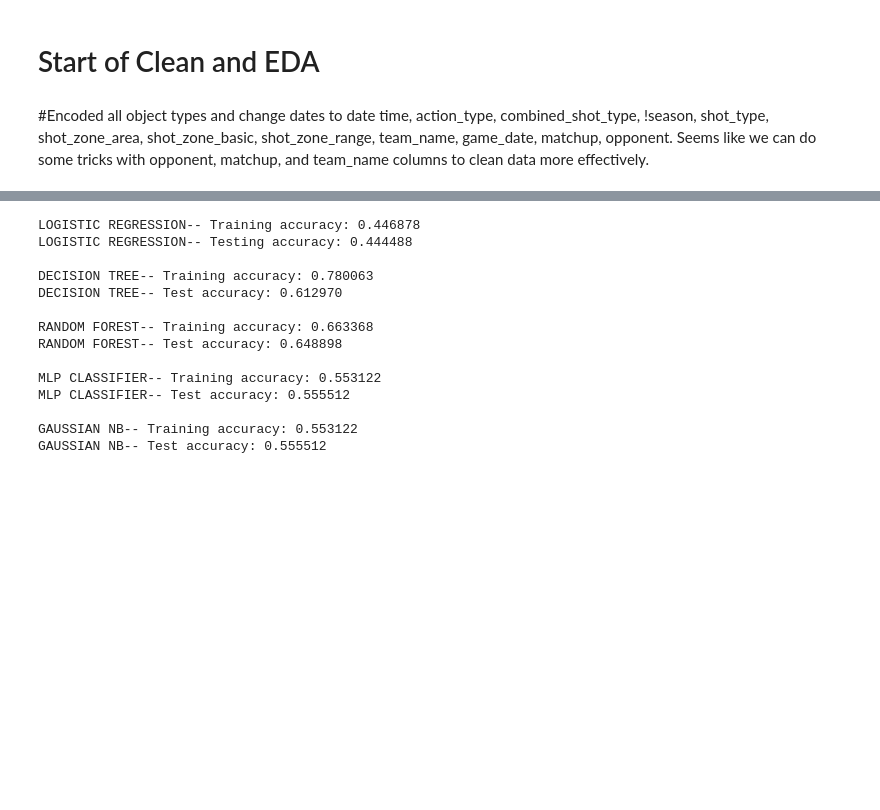
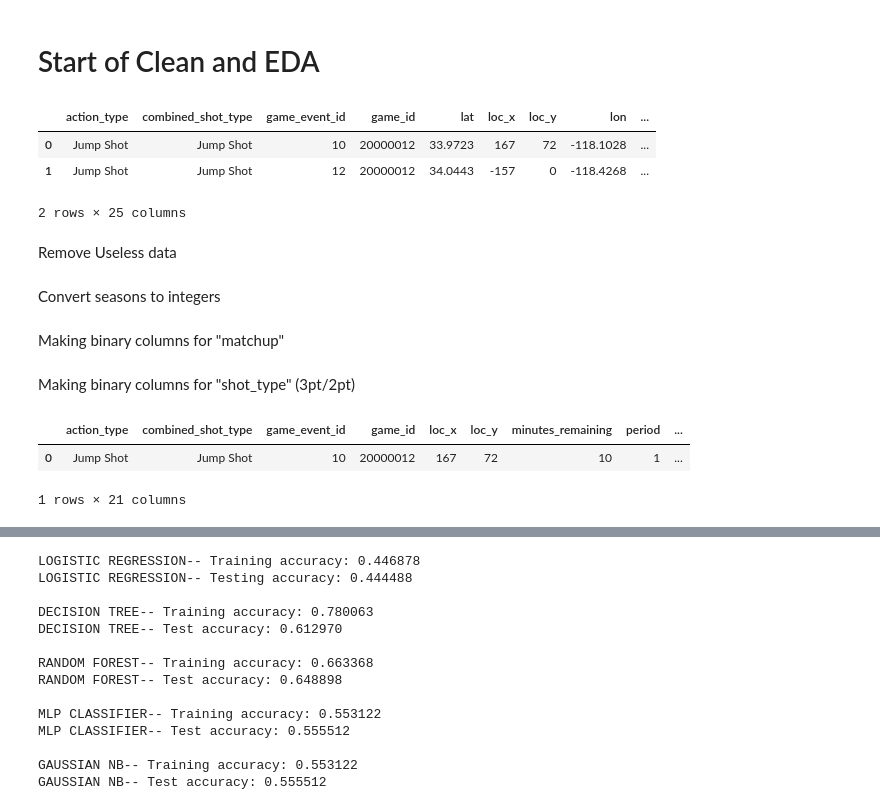
Before and after one commit to lubo4991/INFO-4604-Machine-Learning-Group-Project, a Jupyter notebook: ML Notebook.ipynb, the cells around one changed output, grey strips where cells are left out. Drawn from its saved outputs; the diff is of its cells as text; code cells hidden in the pictures; blank space fills up the shorter version.

```diff
--- a/ML Notebook.ipynb
+++ b/ML Notebook.ipynb
@@ -43,5 +44,12 @@ Expected experiments:
     oTry to interpret what the classifier is doing (e.g., look at the weights to understand whichfeatures are predictive)
 # %% [markdown]
 # Start of Clean and EDA
-# %% [markdown]
-#Encoded all object types and change dates to date time, action_type, combined_shot_type, !season, shot_type, shot_zone_area, shot_zone_basic, shot_zone_range, team_name, game_date, matchup, opponent. Seems like we can do some tricks with opponent, matchup, and team_name columns to clean data more effectively.
+# %%
+df.head(2)
+# %% [output]
+|  | action_type | combined_shot_type | game_event_id | game_id | lat | loc_x | loc_y | lon | ... |
+| 0 | Jump Shot | Jump Shot | 10 | 20000012 | 33.9723 | 167 | 72 | -118.1028 | ... |
+| 1 | Jump Shot | Jump Shot | 12 | 20000012 | 34.0443 | -157 | 0 | -118.4268 | ... |
+2 rows × 25 columns
+# %% [markdown]
+Remove Useless data
@@ -47,0 +58,2 @@ Expected experiments:
+# %% [markdown]
+Convert seasons to integers
@@ -47,0 +62,2 @@ Expected experiments:
+# %% [markdown]
+Making binary columns for "matchup"
@@ -47,0 +67,2 @@ Expected experiments:
+# %% [markdown]
+Making binary columns for "shot_type" (3pt/2pt)
@@ -47,0 +71,6 @@ Expected experiments:
+# %%
+df.head(1)
+# %% [output]
+|  | action_type | combined_shot_type | game_event_id | game_id | loc_x | loc_y | minutes_remaining | period | ... |
+| 0 | Jump Shot | Jump Shot | 10 | 20000012 | 167 | 72 | 10 | 1 | ... |
+1 rows × 21 columns
```
Also changed, not shown: parts of 28 cells of this notebook.
